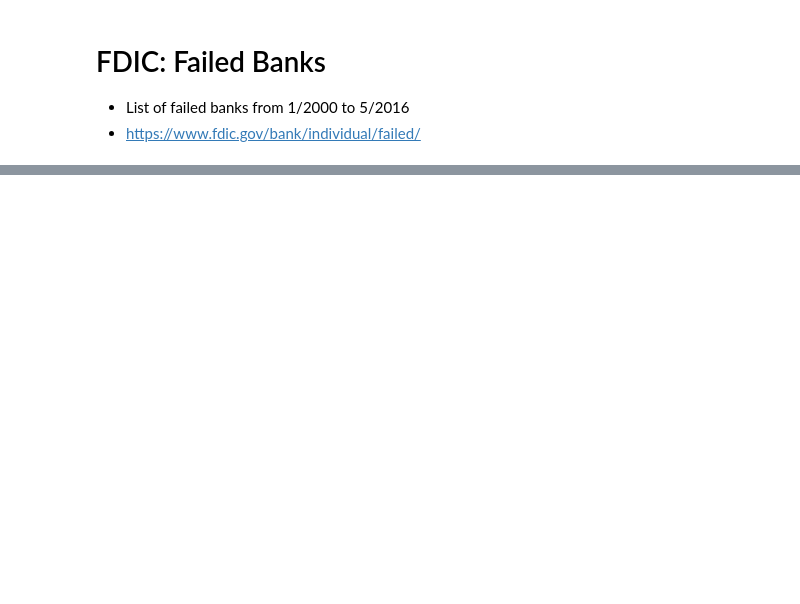
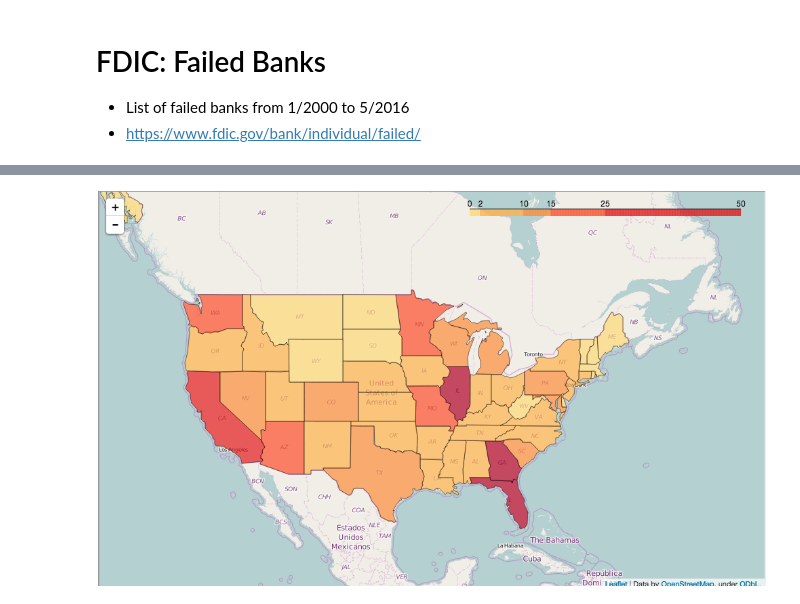
Before and after one commit to cyunier/USFailedBanks, a Jupyter notebook: FDIC-Failed Banks.ipynb, the cells around one changed output, grey strips where cells are left out. Saved outputs shown, nothing was run; the diff lists cells and outputs as text; code cells hidden in the pictures; blank space fills up the shorter version.

Commit message:
fixed image

```diff
--- a/FDIC-Failed Banks.ipynb
+++ b/FDIC-Failed Banks.ipynb
@@ -44,3 +37,5 @@ map
 # %%
 from IPython.core.display import Image
-image(filename=(('/Users/yunier/credit_risk/us_failedbanks/img/fdic_failed_banks.png'))
+Image(filename=('/Users/yunier/credit_risk/us_failedbanks/img/fdic_failed_banks.png'))
+# %% [output]
+[figure, added]
```
Also changed, not shown: parts of 2 cells of this notebook.
